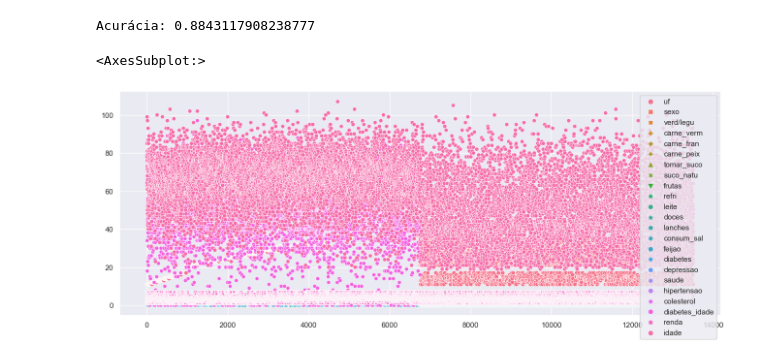
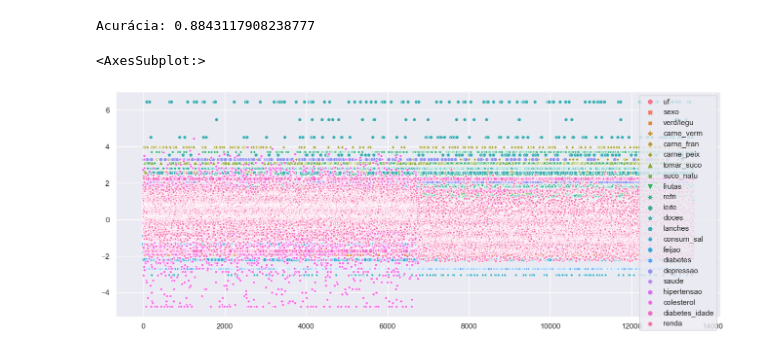
Before and after one commit to ArataKamikaze/DataScience_Class, a Jupyter notebook: data_cleaningv3.ipynb, the cells around one changed output. Drawn from its saved outputs; the diff is of its cells as text; code cells hidden in the pictures.

```diff
--- a/data_cleaningv3.ipynb
+++ b/data_cleaningv3.ipynb
@@ -564,7 +586,7 @@ print("Acurácia:", accuracy)
 # %% [output]
 Acurácia: 0.8843117908238777
 # %%
-sns.scatterplot(data = df)
+sns.scatterplot(data = df_feat)
 # %% [output]
 <AxesSubplot:>
-[figure, old version]
+[figure, new version]
```
Also changed, not shown: parts of 9 cells of this notebook.
